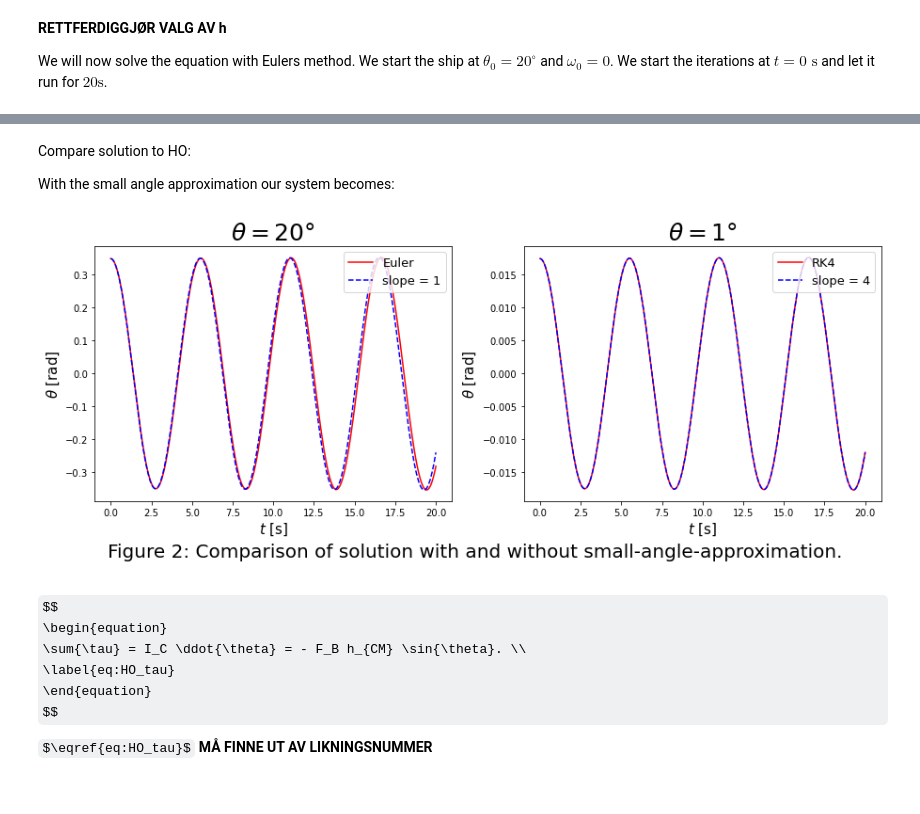
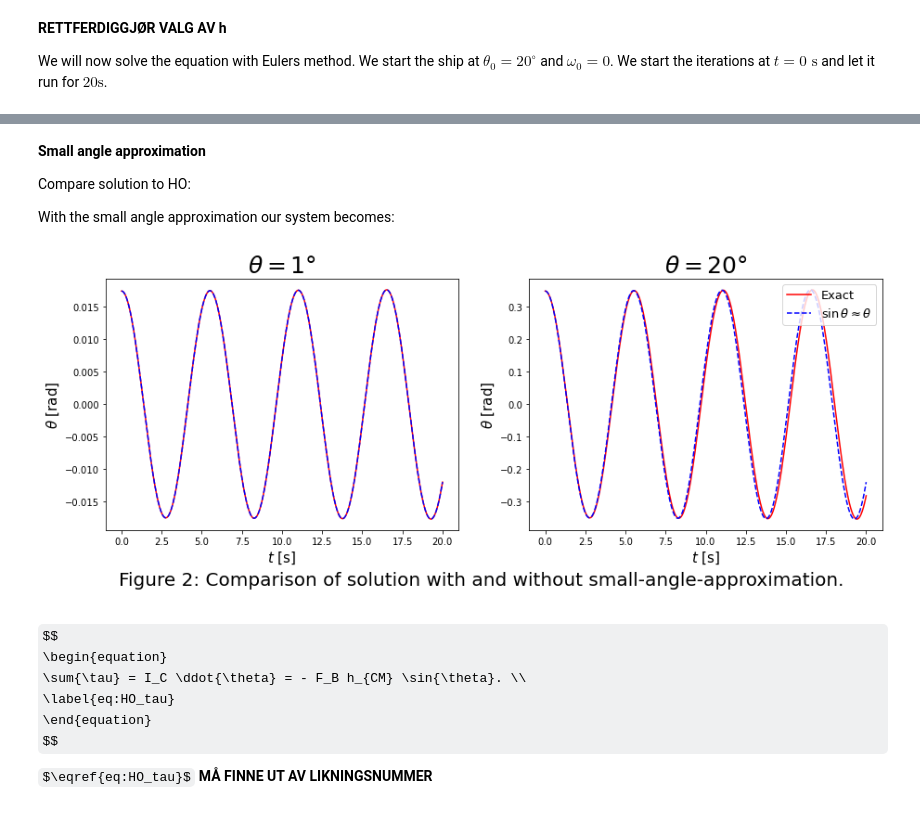
Before and after one commit to Trond01/TMA4320_prosjekt_2, a Jupyter notebook: prosjekt2.ipynb, the cells around one changed output, grey strips where cells are left out. Saved outputs shown, nothing was run; the diff lists cells and outputs as text; code cells hidden in the pictures; some formulas as TeX source.

```diff
--- a/prosjekt2.ipynb
+++ b/prosjekt2.ipynb
@@ -554,7 +558,7 @@ def euler_method(f, t, w, h):
     w_next = w + h*f(t, w)
     return t_next, w_next
 
-def ode_solver(f, t0, t_end, w0, h, method=euler_method):
+def ode_solver(f, t0, t_end, w0, h0, method=euler_method):
     """
     brief: Solves the ode w' = f(t, w) with method of choice
     :param f: the function f(x)
@@ -572,34 +576,28 @@ def ode_solver(f, t0, t_end, w0, h, method=euler_method):
     # Values that are updated for each iteration
     tn = t0
     wn = w0
+    h  = h0 #updated in last step
 
     # Main loop
     capsized = boat_has_capsized(wn[0], wn[2])
-    pbar = tqdm(total = t_end-t0, leave = False)
     while tn < t_end - 1.e-10: # Buffer for truncation errors
-        pbar.update(h)
 
         if not capsized:
             capsized = boat_has_capsized(wn[0], wn[4])
 
         if t_end - tn < h:
-            if capsized:
-                tn += t_end - tn
-                wn = np.array([np.pi/2 * np.sign(wn[0]), 0, 0, 0, max(-R, wn[4]-0.2), 0, 0, 0])
-            else:
-                tn, wn = method(f, tn, wn, t_end - tn) # Do last step
+            h = t_end - tn
+
+        if capsized:
+            tn += h
+            wn = np.array([np.pi/2 * np.sign(wn[0]), 0, 0, 0, max(-R, wn[4]-0.2), 0, 0, 0])
         else:
-            if capsized:
-                tn += h
-                wn = np.array([np.pi/2 * np.sign(wn[0]), 0, 0, 0, max(-R, wn[4]-0.2), 0, 0, 0])
-            else:
-                tn, wn = method(f, tn, wn, h)    # Do one step
+            tn, wn = method(f, tn, wn, h) # Do last step
 
         # Add values to array
         t_num = np.append(t_num,tn)
         w_num = np.concatenate((w_num, np.array([wn])))
 
-    pbar.close()
     return t_num, np.transpose(w_num)
 # %% [markdown]
 **RETTFERDIGGJØR VALG AV h**
@@ -611,20 +609,19 @@ We will now solve the equation with Eulers method. We start the ship at $\theta_
 t0 = 0
 t_end = 20
 w0 = np.array([20*np.pi/180, 0, 0, 0, yC0, 0, 0, 0])
-h_list = [0.01, 0.001, 0.0001]
+h_list = [0.01, 0.001]
 times = []
 theta = []
-yC    = []
 for h in h_list:
     t_num, w_num = ode_solver(f_harmonic_oscillator, t0, t_end, w0, h, method=euler_method)
     times.append(t_num)
     theta.append(w_num[0])
-    yC.append(w_num[4])
+#     skips = int(0.1/h) # only care about 0.1 s intervals
+#     animate_boat(t_num[::skips], w_num[0][::skips], w_num[2][::skips], w_num[4][::skips],
+#                  title = f"$h$ = {h}", gif_name = f"HO_h={h}")
 
 plot_function(times, theta, title = f"Harmonic Oscillator with Eulers method",
               fig_text = "Plot of ...", linestyles = ['r--', 'b', 'g'], title_size=20,
               labels = [f"$h$ = {h}" for h in h_list], loc = "upper left",
               set_ylim = [-0.4, 0.7])
-
-# animate_boat(times[0][::10], theta[0][::10], 0*yC[0][::10], yC[0][::10])
 # %% [output]
@@ -632,8 +635,14 @@ plot_function(times, theta, title = f"Harmonic Oscillator with Eulers method",
 # %% [markdown]
+**Small angle approximation**
+
 Compare solution to HO:
 
 With the small angle approximation our system becomes:
 # %%
+def find_tau_buoyant_small_angle(theta, F_B):
+    return - F_B*h_CM*theta
+
+
 def f_harmonic_approxilator(t, w):
     """
     brief: the derivative of w only including the harmonic restorative
@@ -642,36 +651,36 @@ def f_harmonic_approxilator(t, w):
     :param w: 8D array with current theta, omega, x, vx, y, vy, s, vs
     :return: 8D array with derivatives of the above parametres
     """
-    F_B = find_F_buoyant(find_A(beta))
-    return np.array([w[1], - F_B*h_CM/I_C*w[0], w[3], 0, w[5], 0, w[7], 0])
+    tau_B = find_tau_buoyant_small_angle(w[0], find_F_buoyant(find_A(beta)))
+    return np.array([w[1], tau_B/I_C, 0, 0, 0, 0, 0, 0])
 # %%
 h = 0.001
 t0 = 0
 t_end = 20
-Theta_deg = [20, 1]
+Theta_deg = [1, 20]
 Theta = [thet*np.pi/180 for thet in Theta_deg]
 
 x_vals_list = []
 y_vals_list = []
 
 for theta0 in Theta:
     w0 = [theta0, 0, yC0, 0, 0, 0, 0, 0]
 
     t_exact, w_exact   = ode_solver(f_harmonic_oscillator, t0, t_end, w0, h, method=euler_method)
     t_approx, w_approx = ode_solver(f_harmonic_approxilator, t0, t_end, w0, h, method=euler_method)
 
     x_vals_list.append([t_exact, t_approx])
     y_vals_list.append([w_exact[0], w_approx[0]])
 
 
 linestyles = [['r', 'b--'], ['r', 'b--']]
-labels = [["Euler", "slope = 1"], ["RK4", "slope = 4"]]
+labels = [False, ["Exact", r"$\sin{\theta}\approx \theta$"]]
 titles = [r"$\theta=$" + f"{Theta_deg[0]}\u00B0", r"$\theta=$" + f"{Theta_deg[1]}\u00B0"]
 fig_txt = "Comparison of solution with and without small-angle-approximation."
 
 plot_function_dual(x_vals_list, y_vals_list, titles, linestyles, fig_text = fig_txt, labels = labels)
 # %% [output]
-[figure, old version]
+[figure, new version]
 # %%
 # 1f
 
```
Also changed, not shown: parts of 19 cells of this notebook, 13 other files.
